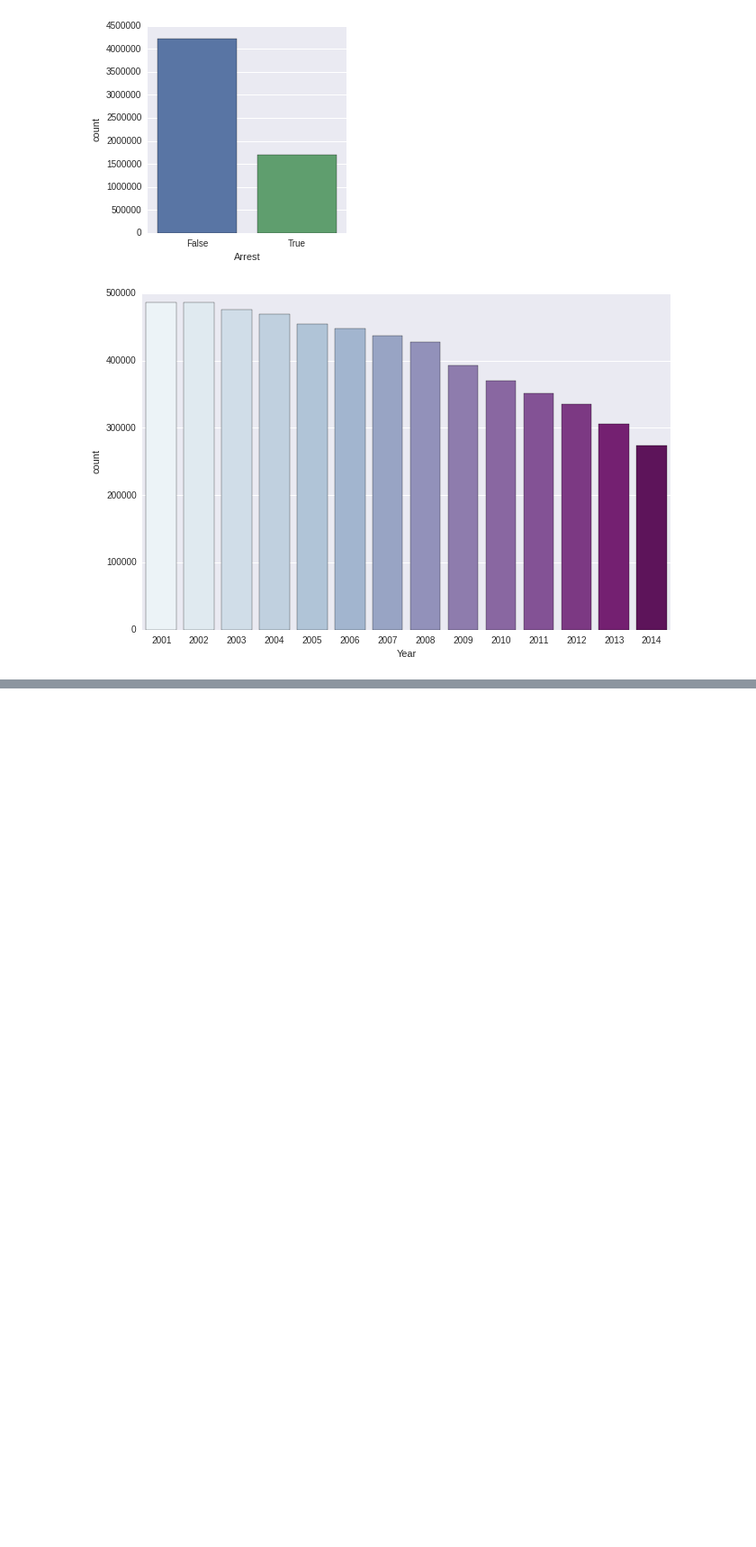
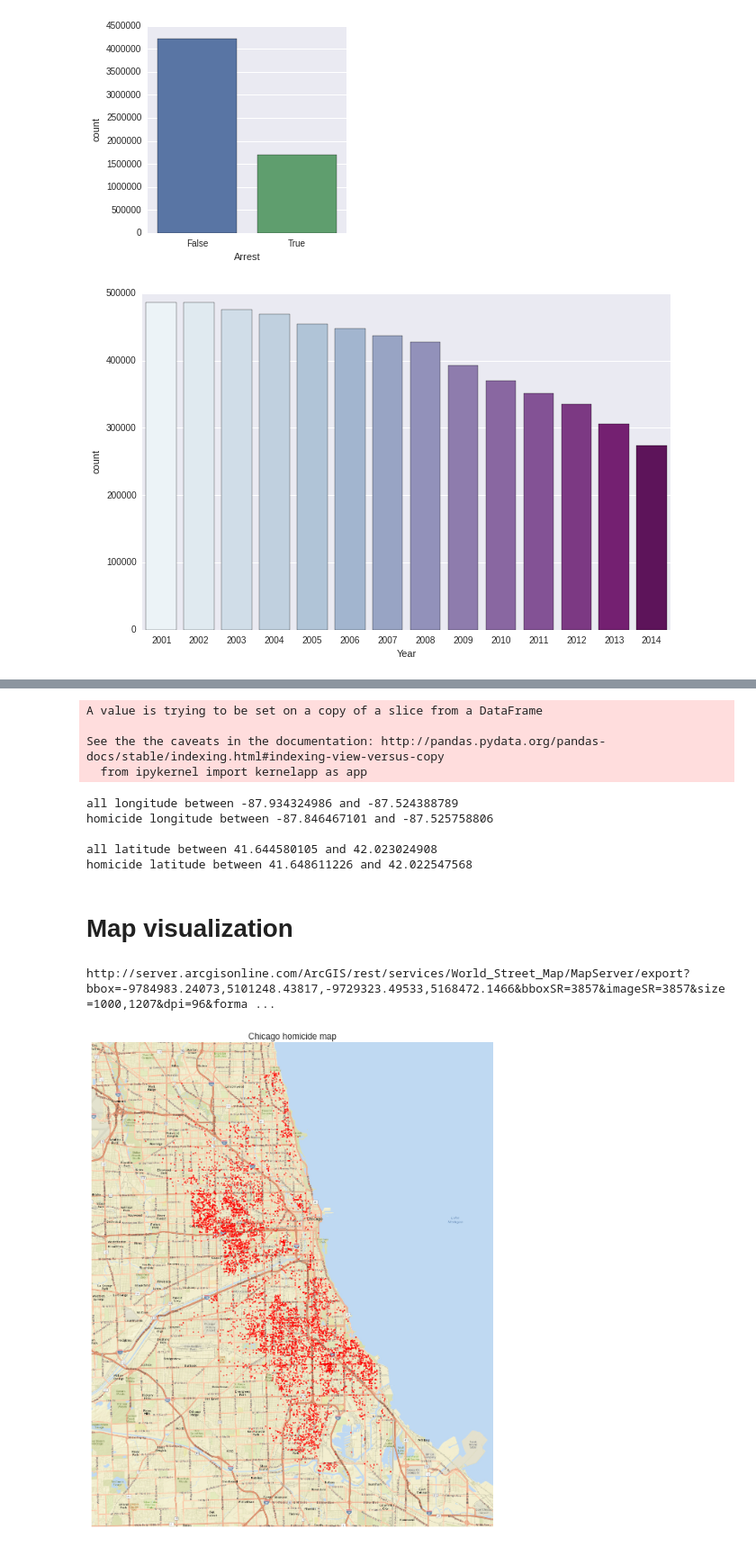
Before and after one commit to tinve/Incubator, a Jupyter notebook: Project Proposal.ipynb, the cells around one changed output, grey strips where cells are left out. Shown at 90% size. Drawn from its saved outputs; the diff is of its cells as text; code cells hidden in the pictures; blank space fills up the shorter version.

```diff
--- a/Project Proposal.ipynb
+++ b/Project Proposal.ipynb
@@ -194,0 +158,39 @@ crimes_map()
+# %%
+homicide = df[df['Primary Type'] == 'HOMICIDE']
+homicide.dropna(subset = ['Latitude'], inplace = True)
+# %% [output]
+A value is trying to be set on a copy of a slice from a DataFrame
+
+See the the caveats in the documentation: http://pandas.pydata.org/pandas-docs/stable/indexing.html#indexing-view-versus-copy
+  from ipykernel import kernelapp as app
+# %%
+hom_lon = list(homicide['Longitude'])
+hom_lat = list(homicide['Latitude'])
+print 'all longitude between', df['Longitude'].min(), 'and',  df['Longitude'].max()
+print 'homicide longitude between', min(hom_lon), 'and', max(hom_lon), '\n'
+print 'all latitude between', df['Latitude'].min(), 'and',  df['Latitude'].max()
+print 'homicide latitude between', min(hom_lat), 'and', max(hom_lat)
+# %% [output]
+all longitude between -87.934324986 and -87.524388789
+homicide longitude between -87.846467101 and -87.525758806
+
+all latitude between 41.644580105 and 42.023024908
+homicide latitude between 41.648611226 and 42.022547568
+# %% [markdown]
+# Map visualization
+# %%
+plt.figure(figsize = (10, 12))
+m = Basemap(epsg = 3857,
+            llcrnrlon = -87.9,
+            llcrnrlat = 41.6,
+            urcrnrlon = -87.4,
+            urcrnrlat = 42.05,
+            projection = 'merc',
+            resolution = 'l')
+m.arcgisimage(service = 'World_Street_Map', xpixels = 1000, verbose= True)
+m.scatter(hom_lon[:], hom_lat[:], s = 2, marker = 'o', color = 'r', latlon = True, alpha = 0.8)
+plt.title('Chicago homicide map')
+plt.show()
+# %% [output]
+http://server.arcgisonline.com/ArcGIS/rest/services/World_Street_Map/MapServer/export?bbox=-9784983.24073,5101248.43817,-9729323.49533,5168472.1466&bboxSR=3857&imageSR=3857&size=1000,1207&dpi=96&forma ...
+[figure, added]
```
Also changed, not shown: parts of 30 cells of this notebook.
